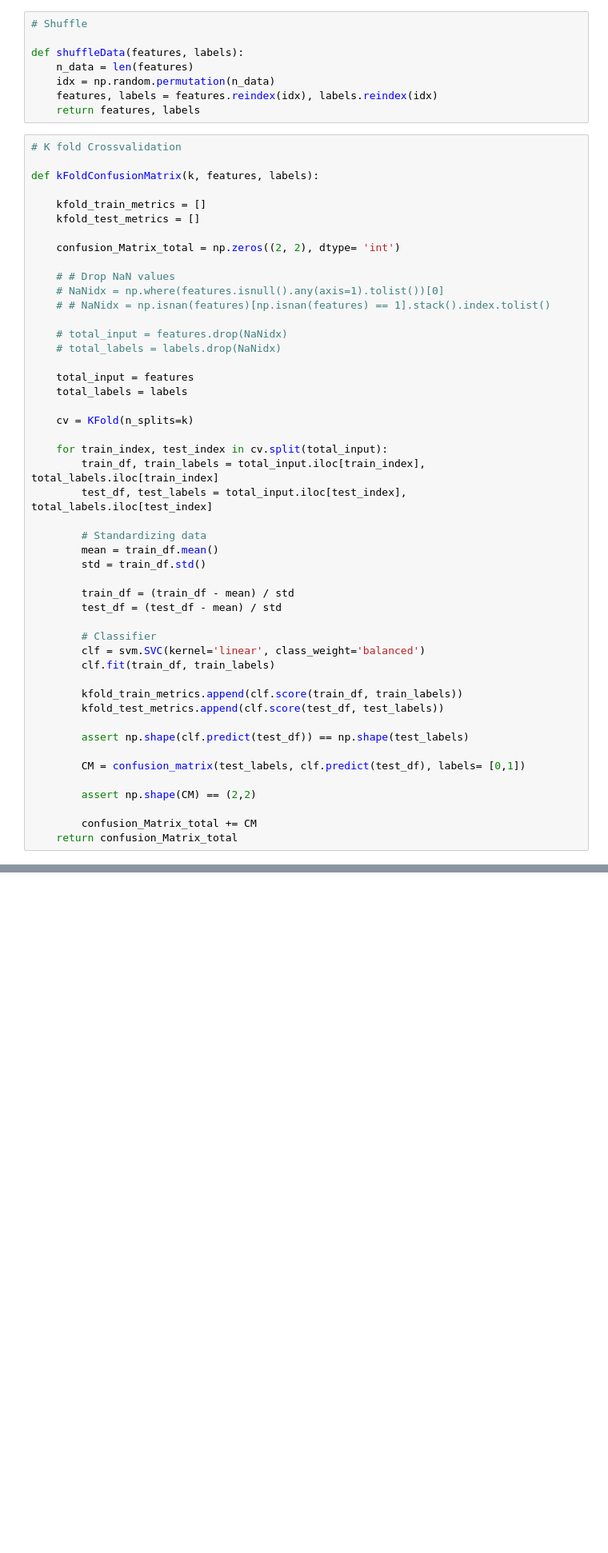
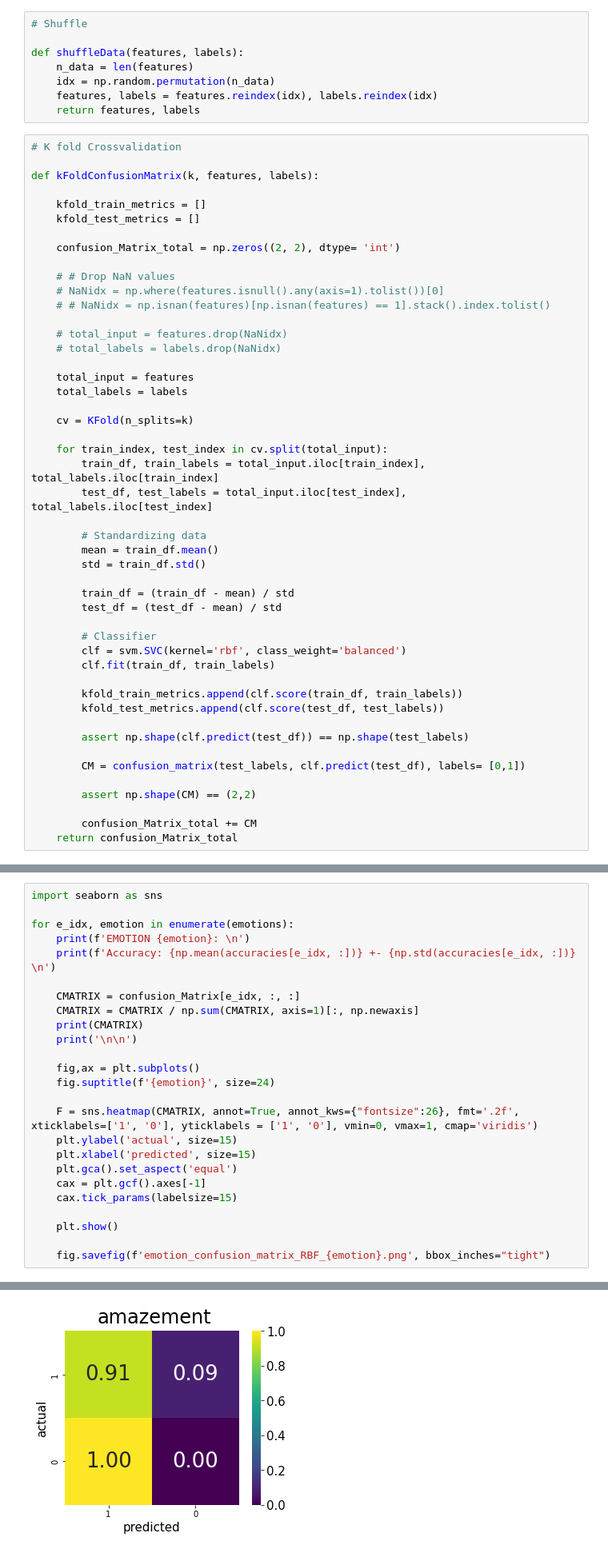
Before and after one commit to sergi-andreu/ProjectMusicInformatics, a Jupyter notebook: emotion recognition/SimpleFeatures_SVC.ipynb, the cells around one changed output, grey strips where cells are left out. Shown at 80% size. Drawn from its saved outputs; the diff is of its cells as text; blank space fills up the shorter version.

Commit message:
seaborn confusion matrices for emotion

```diff
--- a/emotion recognition/SimpleFeatures_SVC.ipynb
+++ b/emotion recognition/SimpleFeatures_SVC.ipynb
@@ -134,7 +134,7 @@ def kFoldConfusionMatrix(k, features, labels):
         test_df = (test_df - mean) / std
 
         # Classifier
-        clf = svm.SVC(kernel='linear', class_weight='balanced')
+        clf = svm.SVC(kernel='rbf', class_weight='balanced')
         clf.fit(train_df, train_labels)
 
         kfold_train_metrics.append(clf.score(train_df, train_labels))
@@ -214,0 +175,26 @@ Accuracy: 0.46797500000000003 +- 0.009146174063508728
+# %%
+import seaborn as sns
+
+for e_idx, emotion in enumerate(emotions):
+    print(f'EMOTION {emotion}: \n')
+    print(f'Accuracy: {np.mean(accuracies[e_idx, :])} +- {np.std(accuracies[e_idx, :])} \n')
+
+    CMATRIX = confusion_Matrix[e_idx, :, :]
+    CMATRIX = CMATRIX / np.sum(CMATRIX, axis=1)[:, np.newaxis]
+    print(CMATRIX)
+    print('\n\n')
+
+    fig,ax = plt.subplots()
+    fig.suptitle(f'{emotion}', size=24)
+
+    F = sns.heatmap(CMATRIX, annot=True, annot_kws={"fontsize":26}, fmt='.2f', xticklabels=['1', '0'], yticklabels = ['1', '0'], vmin=0, vmax=1, cmap='viridis')
+    plt.ylabel('actual', size=15)
+    plt.xlabel('predicted', size=15)
+    plt.gca().set_aspect('equal')
+    cax = plt.gcf().axes[-1]
+    cax.tick_params(labelsize=15)
+
+    plt.show()
+
+    fig.savefig(f'emotion_confusion_matrix_RBF_{emotion}.png', bbox_inches="tight")
+# %% [output]
@@ -214,0 +207 @@ Accuracy: 0.46797500000000003 +- 0.009146174063508728
+[figure, added]
```
Also changed, not shown: parts of 3 cells of this notebook.
